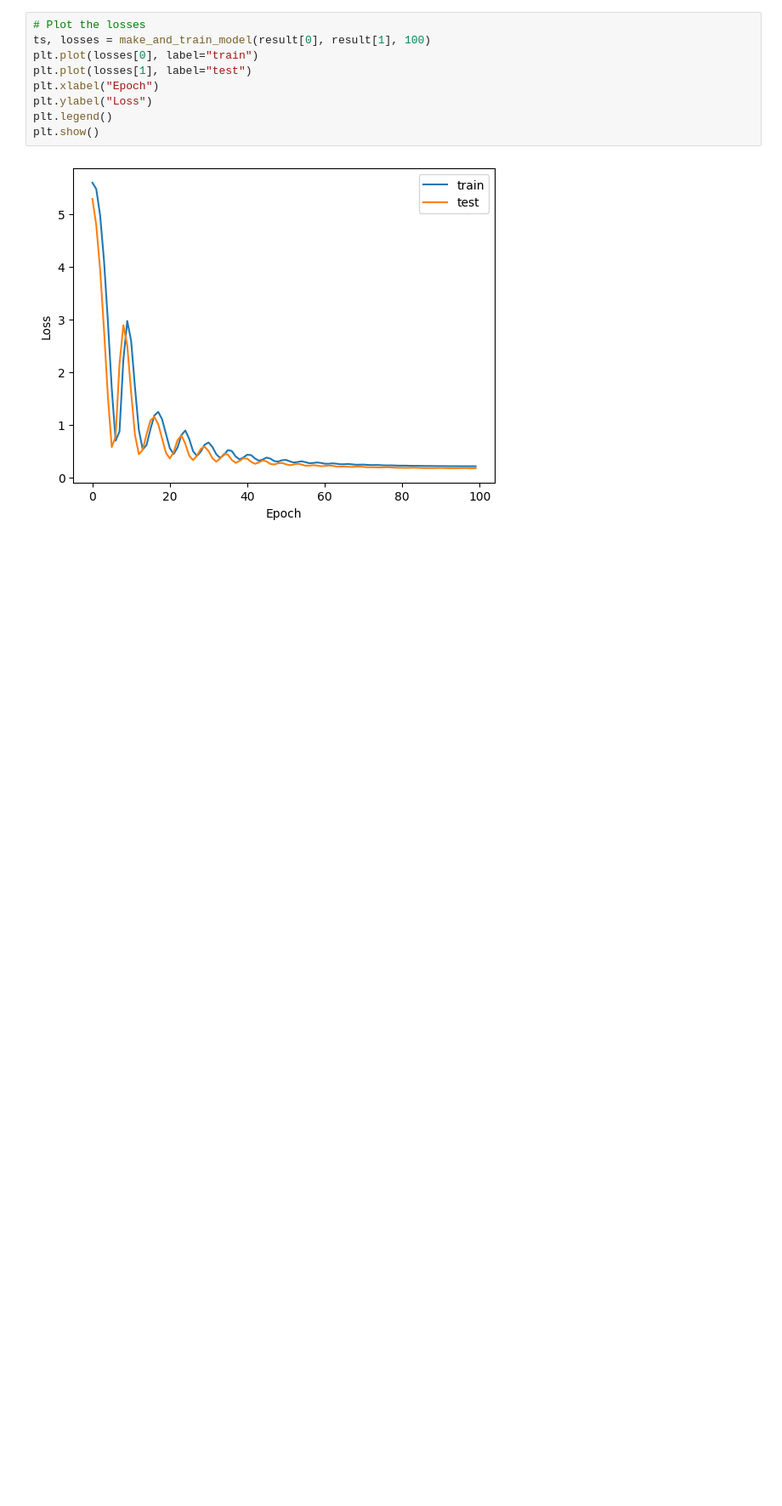
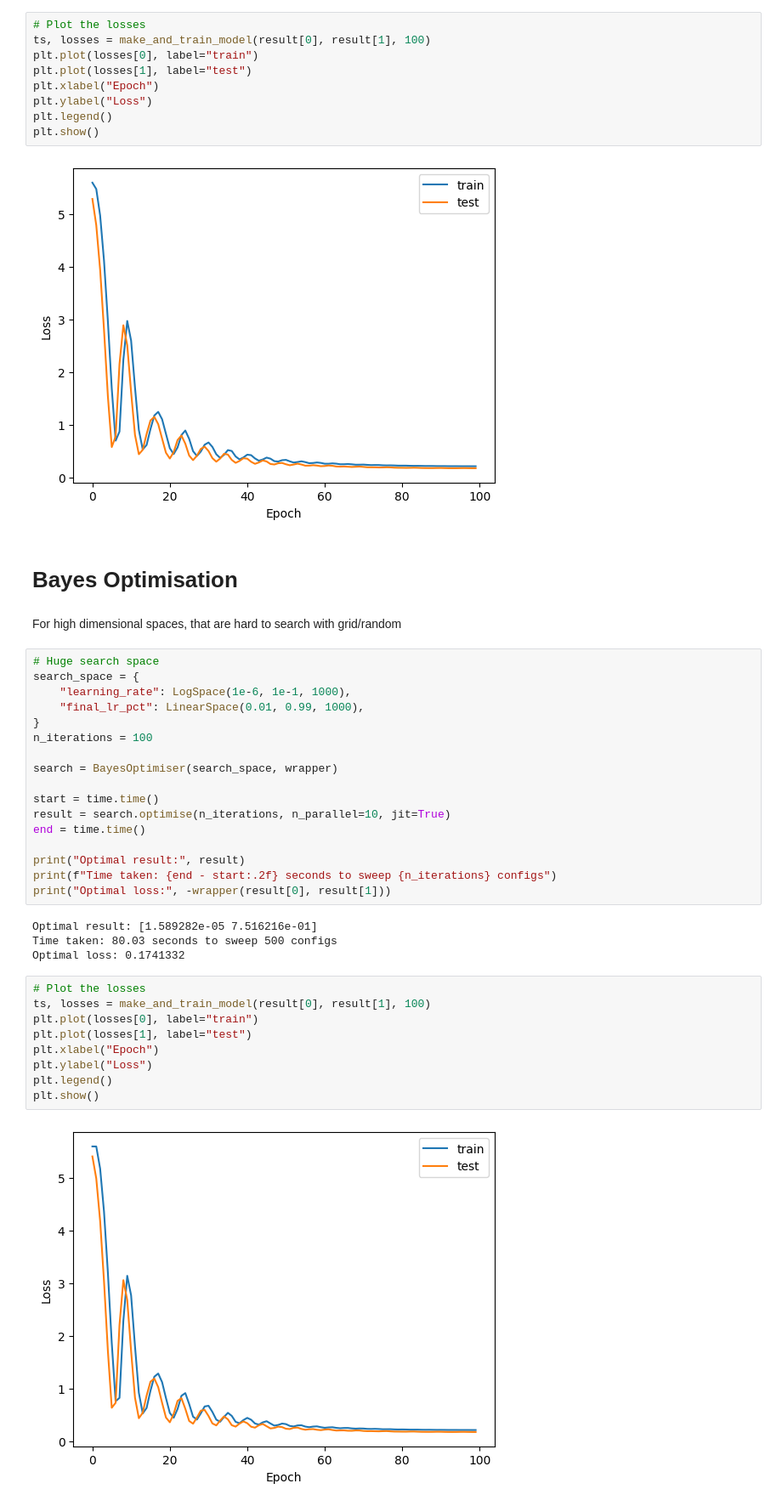
Before and after one commit to TheodoreWolf/hyperoptax, a Jupyter notebook: notebooks/search.ipynb, the cells around one changed output. Shown: that part at 85% size. Cells and saved outputs as stored; diff of their text form; blank space fills up the shorter version.

Commit message:
Add BayesOpt to notebook

```diff
--- a/notebooks/grid_search.ipynb
+++ b/notebooks/search.ipynb
@@ -134,3 +149,39 @@ plt.legend()
 plt.show()
 # %% [output]
 [figure]
+# %% [markdown]
+# Bayes Optimisation
+# %% [markdown]
+For high dimensional spaces, that are hard to search with grid/random
+# %%
+# Huge search space
+search_space = {
+    "learning_rate": LogSpace(1e-6, 1e-1, 1000),
+    "final_lr_pct": LinearSpace(0.01, 0.99, 1000),
+}
+n_iterations = 100
+
+search = BayesOptimiser(search_space, wrapper)
+
+start = time.time()
+result = search.optimise(n_iterations, n_parallel=10, jit=True)
+end = time.time()
+
+print("Optimal result:", result)
+print(f"Time taken: {end - start:.2f} seconds to sweep {n_iterations} configs")
+print("Optimal loss:", -wrapper(result[0], result[1]))
+# %% [output]
+Optimal result: [1.589282e-05 7.516216e-01]
+Time taken: 80.03 seconds to sweep 500 configs
+Optimal loss: 0.1741332
+# %%
+# Plot the losses
+ts, losses = make_and_train_model(result[0], result[1], 100)
+plt.plot(losses[0], label="train")
+plt.plot(losses[1], label="test")
+plt.xlabel("Epoch")
+plt.ylabel("Loss")
+plt.legend()
+plt.show()
+# %% [output]
+[figure, added]
```
Also changed, not shown: parts of 4 cells of this notebook, 2 other files.
